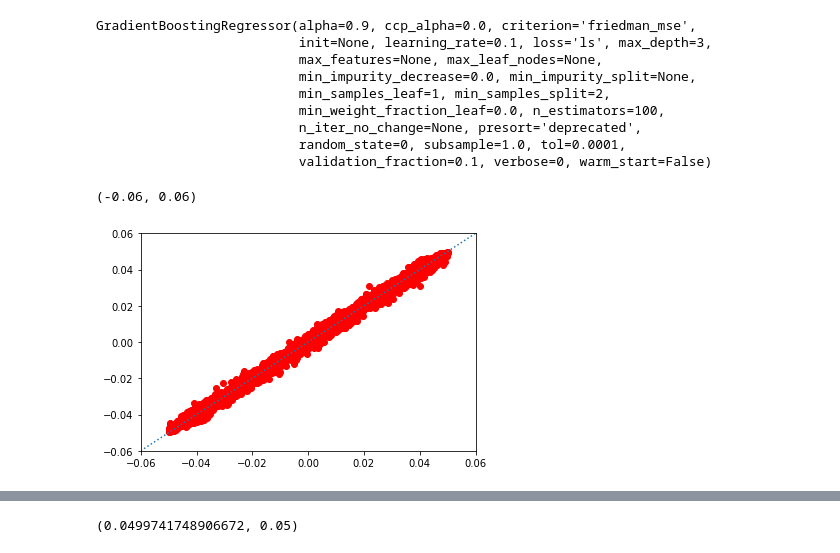
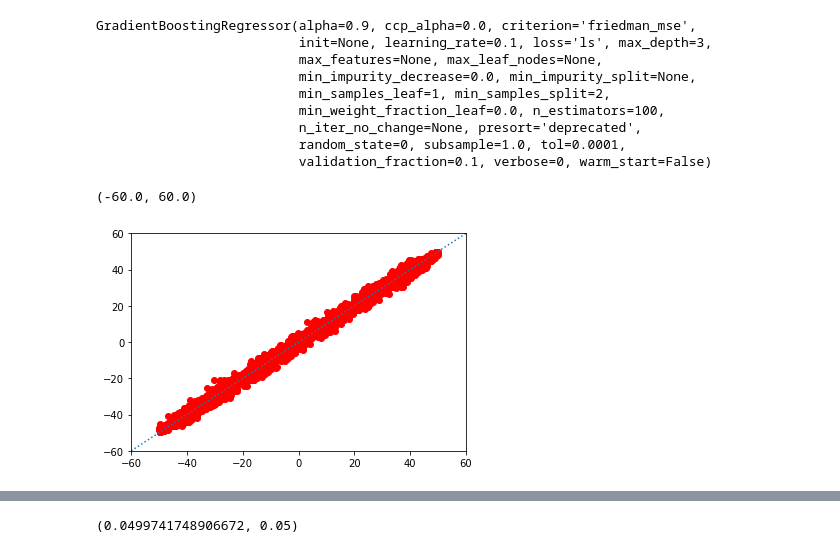
Before and after one commit to toastmaker/ccf, a Jupyter notebook: ccf_ml_gp.ipynb, the cells around one changed output, grey strips where cells are left out. Drawn from its saved outputs; the diff is of its cells as text; code cells hidden in the pictures.

```diff
--- a/ccf_ml_gp.ipynb
+++ b/ccf_ml_gp.ipynb
@@ -14,7 +20,7 @@ Drive already mounted at /content/drive; to attempt to forcibly remount, call dr
 copypath = '/content/drive/My Drive/data/lightcurve_array.npz'
 npz=np.load(copypath)
 xdata=npz['lc'][:,:-1] # to make the legth of the two concatenated light curves an even number
-ydata=npz['delay']
+ydata=npz['delay']*1e3 # convert to human erad units
 xdata.shape
 # %% [output]
 (9999, 9998)
@@ -66,10 +72,11 @@ plt.plot(ccfdata_preview)
 [figure]
 # %%
 nbins_full = ccfdata.shape[1]
-xtrain = np.copy(ccfdata[:,nbins_full//2-250:nbins_full//2+250])
+window_size = 500
+xtrain = np.copy(ccfdata[:,nbins_full//2-window_size//2:nbins_full//2+window_size//2])
 #z = (x - u) / s
 xtrain = (xtrain - np.mean(xtrain, axis=1)[:,None])/np.std(xtrain,axis=1)[:,None]
 plt.plot(xtrain[0])
-print(np.mean(xtrain[0]), np.std(xtrain[0]))
+print('Mean = {:e}, std = {:.3f}'.format( np.mean(xtrain[0]), np.std(xtrain[0])) )
 xtrain.shape
 # %% [output]
@@ -159,9 +125,7 @@ np.savez('/content/drive/My Drive/data/xtrain_smooth.npz',xtrain_smooth)
 # %%
 # xtrain_smooth = np.apply_along_axis(func1d=gprocess, axis=1, arr=xtrain, downsample=4)
 # %%
-from sklearn.model_selection import train_test_split
-
-X_train, X_test, y_train, y_test = train_test_split(xtrain, ydata, test_size=0.33, random_state=42)
-orig_dim=X[0].shape
-X_train.shape, y_train.shape
+X_train, X_test, y_train, y_test = train_test_split(xtrain, ydata, test_size=0.30, random_state=0)
+orig_dim=X_train[0].shape
+X_train.shape, y_train.shape, orig_dim
 # %% [output]
@@ -288,12 +222,12 @@ GradientBoostingRegressor(alpha=0.9, ccp_alpha=0.0, criterion='friedman_mse',
 # %%
 y_pred = gbr.predict(X_test)
 plt.scatter(y_test,y_pred,color="r")
-plt.plot([-0.06,0.06],[-0.06,0.06],':')
-plt.xlim([-0.06,0.06])
-plt.ylim([-0.06,0.06])
+plt.plot([-0.06*1e3,0.06*1e3],[-0.06*1e3,0.06*1e3],':')
+plt.xlim([-0.06*1e3,0.06*1e3])
+plt.ylim([-0.06*1e3,0.06*1e3])
 # %% [output]
-(-0.06, 0.06)
+(-60.0, 60.0)
-[figure, old version]
+[figure, new version]
 # %%
 howGoodAmI(y_test, y_pred)
 # %% [output]
```
Also changed, not shown: parts of 21 cells of this notebook.
